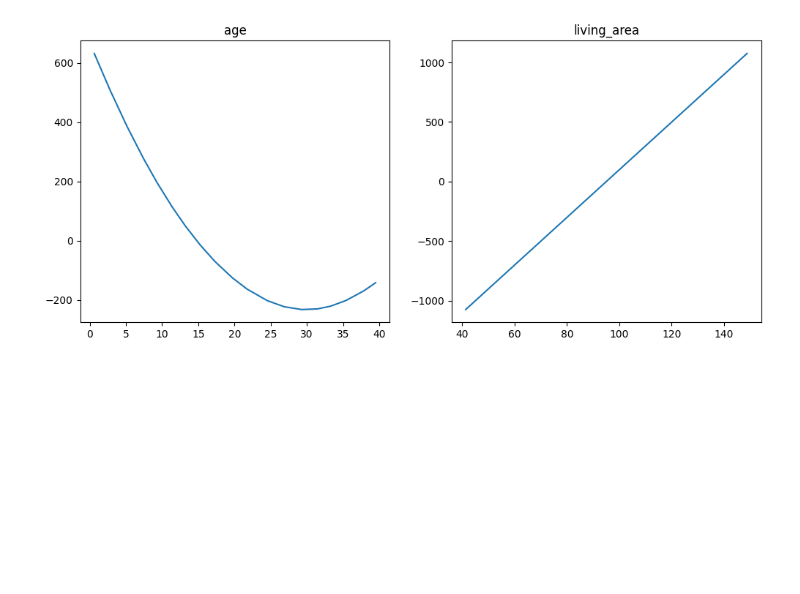
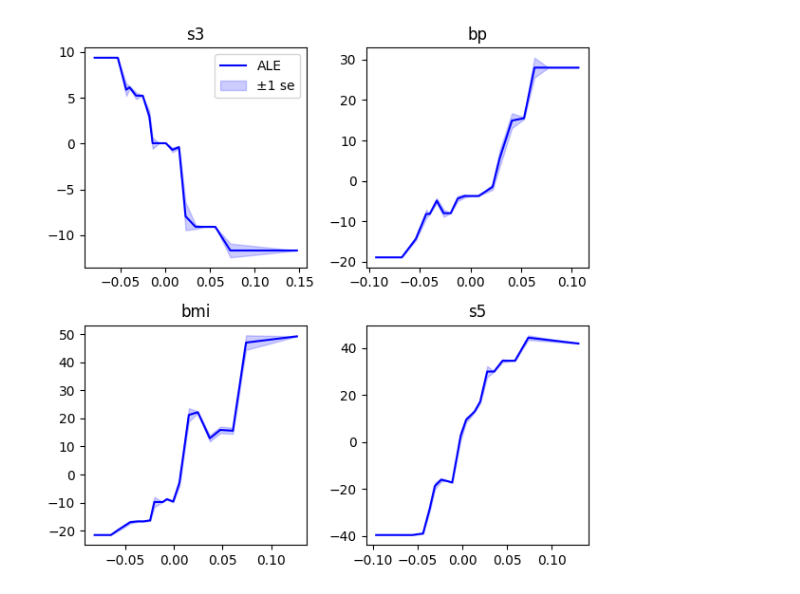
Before and after one commit to mayer79/accumulated_local_effects, a Jupyter notebook: example.ipynb, the cells around one changed output. Saved outputs shown, nothing was run; the diff lists cells and outputs as text; code cells hidden in the pictures; blank space fills up the shorter version.

```diff
--- a/example.ipynb
+++ b/example.ipynb
@@ -10,34 +14,35 @@ from sklearn.preprocessing import SplineTransformer
 # %%
-rng = np.random.default_rng(1)
+# Load data and fit model
+X, y = load_diabetes(return_X_y=True, as_frame=True)
 
-age = rng.uniform(0, 40, size=1000)
-living_area = rng.uniform(40, 150, size=1000)
-X = pd.DataFrame({"age": age, "living_area": living_area})
+est = HistGradientBoostingRegressor(max_iter=50, max_depth=4).fit(X, y)
 
-rent = 20 * living_area - 20 * age + (age - 20) ** 2 + rng.normal(0, 10, size=1000)
-
-preprocess_glm = ColumnTransformer(
-    transformers=[
-        ("spline", SplineTransformer(include_bias=False, knots="quantile"), ["age"]),
-        ("linear", "passthrough", ["living_area"]),
-    ],
-    verbose_feature_names_out=False,
-).set_output(transform="pandas")
-
-model = Pipeline(
-    steps=[
-        ("preprocessor", preprocess_glm),
-        ("model", LinearRegression()),
-    ]
-)
-model.fit(X, y=rent)
-
-fig, axes = plt.subplots(1, 2, figsize=(12, 5))
-
-for feature, ax in zip(("age", "living_area"), axes):
-    ale = accumulated_local_effects(X, model.predict, feature=feature)
-    ax.plot(ale["breaks"], ale["ale"])
-    ax.set_title(f"{feature}")
-plt.show()
+# Get the top 4 most important features
+m = 4
+imp = permutation_importance(est, X, y, random_state=0)
+top_m = X.columns[np.argsort(imp.importances_mean)[-m:]]
-# %% [output]
-[figure, removed]
+# %%
+# Plot results for top 4 predictors
+fig, axes = plt.subplots(2, 2, figsize=(6, 6))
+
+for feature, ax in zip(top_m, axes.flatten()):
+    ale = accumulated_local_effects(X, est.predict, feature=feature)
+
+    # Plot the main ALE line
+    ax.plot(ale["breaks"], ale["ale"], "b-", label="ALE")
+
+    # Calculate confidence intervals (e.g., using 1 standard deviation)
+    standard_errors = ale["standard_deviations"] / np.sqrt(ale["bin_sizes"])
+    upper, lower = (ale["ale"] + ind * standard_errors for ind in (1, -1))
+
+    # Add shaded area for error bounds
+    ax.fill_between(ale["breaks"], lower, upper, alpha=0.2, color="blue", label="±1 se")
+    ax.set_title(f"{feature}")
+
+    if feature == top_m[0]:
+        ax.legend()
+
+plt.tight_layout()
+plt.show()
+# %% [output]
+[figure, added]
```
Also changed, not shown: parts of 2 cells of this notebook, 1 other file.
